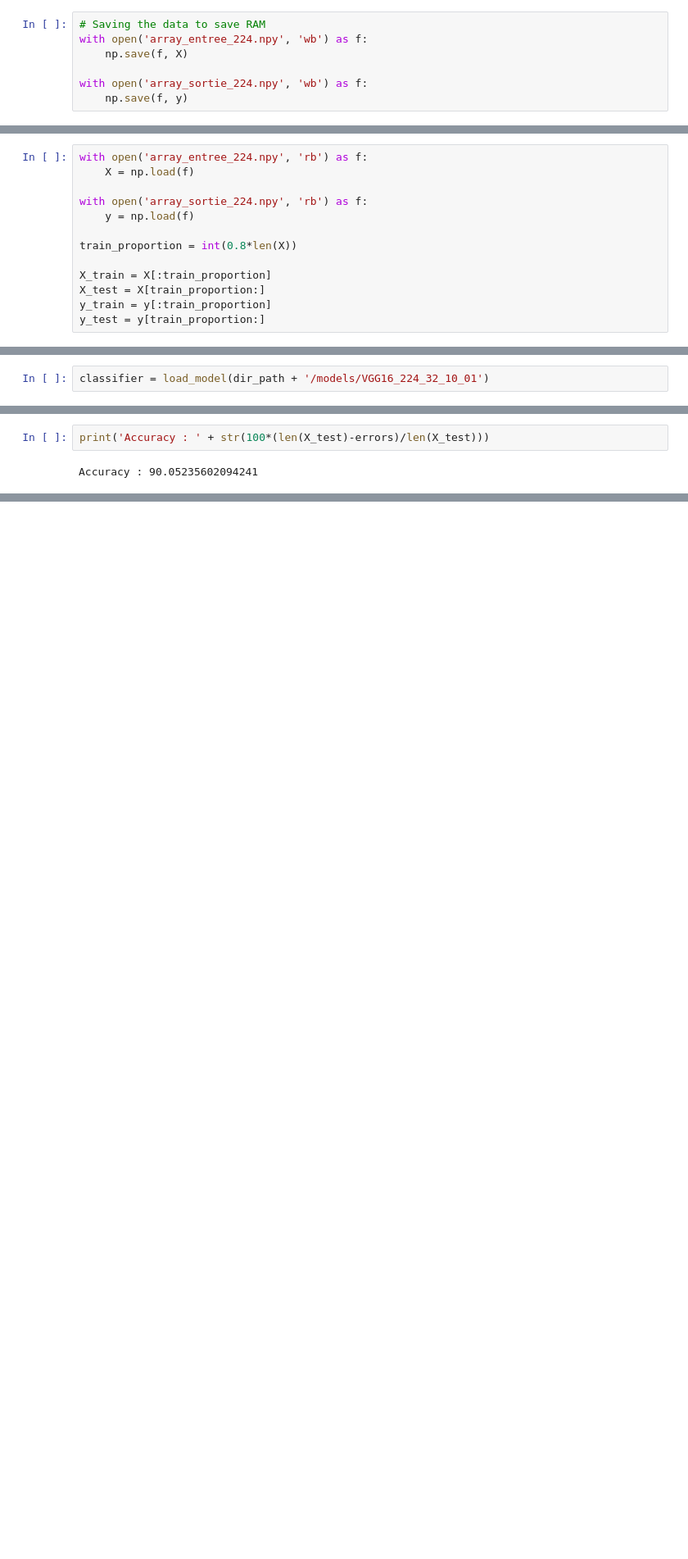
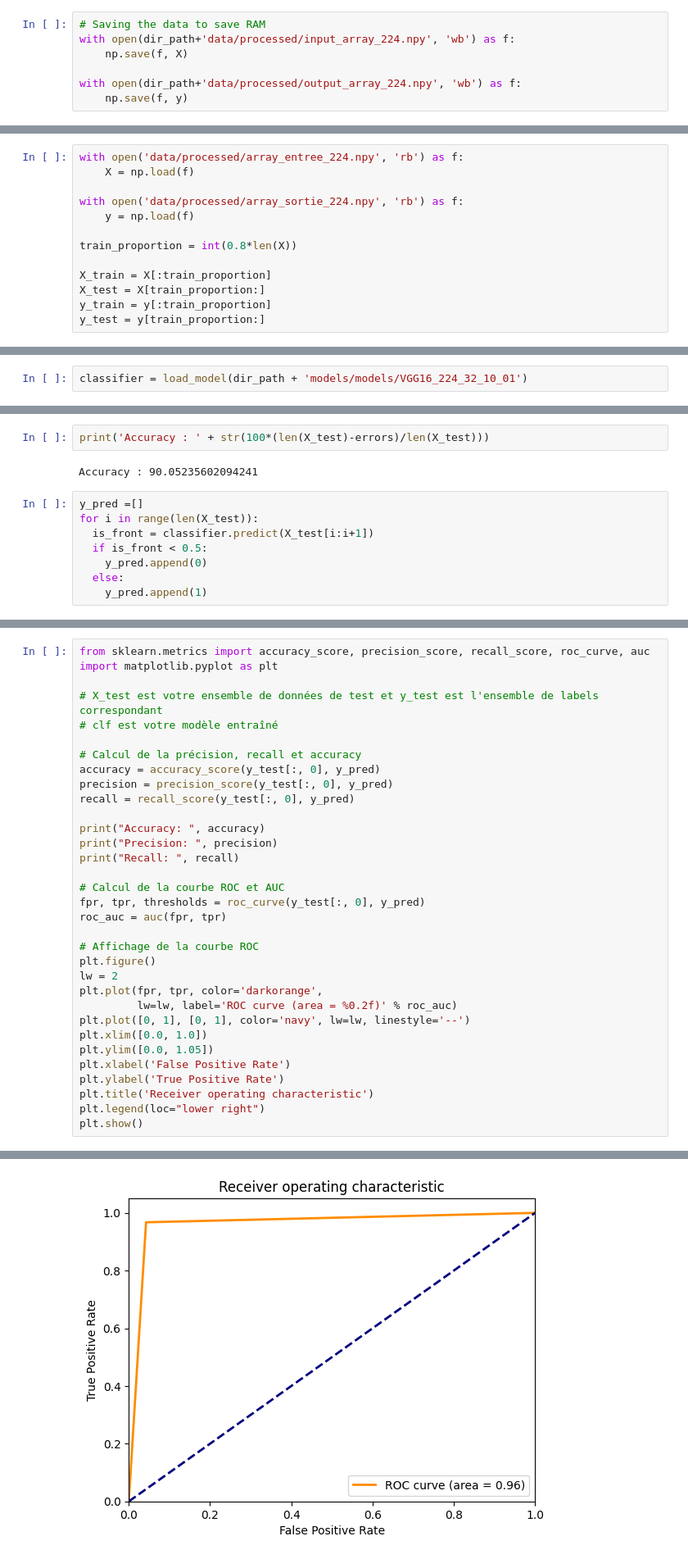
Before and after one commit to lcaulier/Projet_3A, a Jupyter notebook: notebooks/final_model.ipynb, the cells around one changed output, grey strips where cells are left out. Shown at 82% size. Saved outputs shown, nothing was run; the diff lists cells and outputs as text; blank space fills up the shorter version.

Commit message:
metrics

```diff
--- a/notebooks/final_model.ipynb
+++ b/notebooks/final_model.ipynb
@@ -87,18 +85,18 @@ X = X[p]
 y = y[p]
 # %%
 # Saving the data to save RAM
-with open('array_entree_224.npy', 'wb') as f:
+with open(dir_path+'data/processed/input_array_224.npy', 'wb') as f:
     np.save(f, X)
 
-with open('array_sortie_224.npy', 'wb') as f:
+with open(dir_path+'data/processed/output_array_224.npy', 'wb') as f:
     np.save(f, y)
 # %% [markdown]
 ## One vs Rest : Front
 # %%
-with open('array_entree_224.npy', 'rb') as f:
+with open('data/processed/array_entree_224.npy', 'rb') as f:
     X = np.load(f)
 
-with open('array_sortie_224.npy', 'rb') as f:
+with open('data/processed/array_sortie_224.npy', 'rb') as f:
     y = np.load(f)
 
 train_proportion = int(0.8*len(X))
@@ -240,7 +192,7 @@ def ingredients_or_nutrition(img_to_process):
 # %% [markdown]
 ## Model Performances
 # %%
-classifier = load_model(dir_path + '/models/VGG16_224_32_10_01')
+classifier = load_model(dir_path + 'models/models/VGG16_224_32_10_01')
 # %%
 errors = 0
 
@@ -278,3 +212,11 @@ Erreur rencontrée (1/9) ------- Classe prédite : [0 1 0] / Vraie classe : [0 0
 print('Accuracy : ' + str(100*(len(X_test)-errors)/len(X_test)))
 # %% [output]
 Accuracy : 90.05235602094241
+# %%
+y_pred =[]
+for i in range(len(X_test)):
+  is_front = classifier.predict(X_test[i:i+1])
+  if is_front < 0.5:
+    y_pred.append(0)
+  else:
+    y_pred.append(1)
@@ -280,0 +266,34 @@ Accuracy : 90.05235602094241
+# %%
+from sklearn.metrics import accuracy_score, precision_score, recall_score, roc_curve, auc
+import matplotlib.pyplot as plt
+
+# X_test est votre ensemble de données de test et y_test est l'ensemble de labels correspondant
+# clf est votre modèle entraîné
+
+# Calcul de la précision, recall et accuracy
+accuracy = accuracy_score(y_test[:, 0], y_pred)
+precision = precision_score(y_test[:, 0], y_pred)
+recall = recall_score(y_test[:, 0], y_pred)
+
+print("Accuracy: ", accuracy)
+print("Precision: ", precision)
+print("Recall: ", recall)
+
+# Calcul de la courbe ROC et AUC
+fpr, tpr, thresholds = roc_curve(y_test[:, 0], y_pred)
+roc_auc = auc(fpr, tpr)
+
+# Affichage de la courbe ROC
+plt.figure()
+lw = 2
+plt.plot(fpr, tpr, color='darkorange',
+         lw=lw, label='ROC curve (area = %0.2f)' % roc_auc)
+plt.plot([0, 1], [0, 1], color='navy', lw=lw, linestyle='--')
+plt.xlim([0.0, 1.0])
+plt.ylim([0.0, 1.05])
+plt.xlabel('False Positive Rate')
+plt.ylabel('True Positive Rate')
+plt.title('Receiver operating characteristic')
+plt.legend(loc="lower right")
+plt.show()
+# %% [output]
@@ -280,0 +303 @@ Accuracy : 90.05235602094241
+[figure, added]
```
Also changed, not shown: parts of 16 cells of this notebook, 56 other files.
